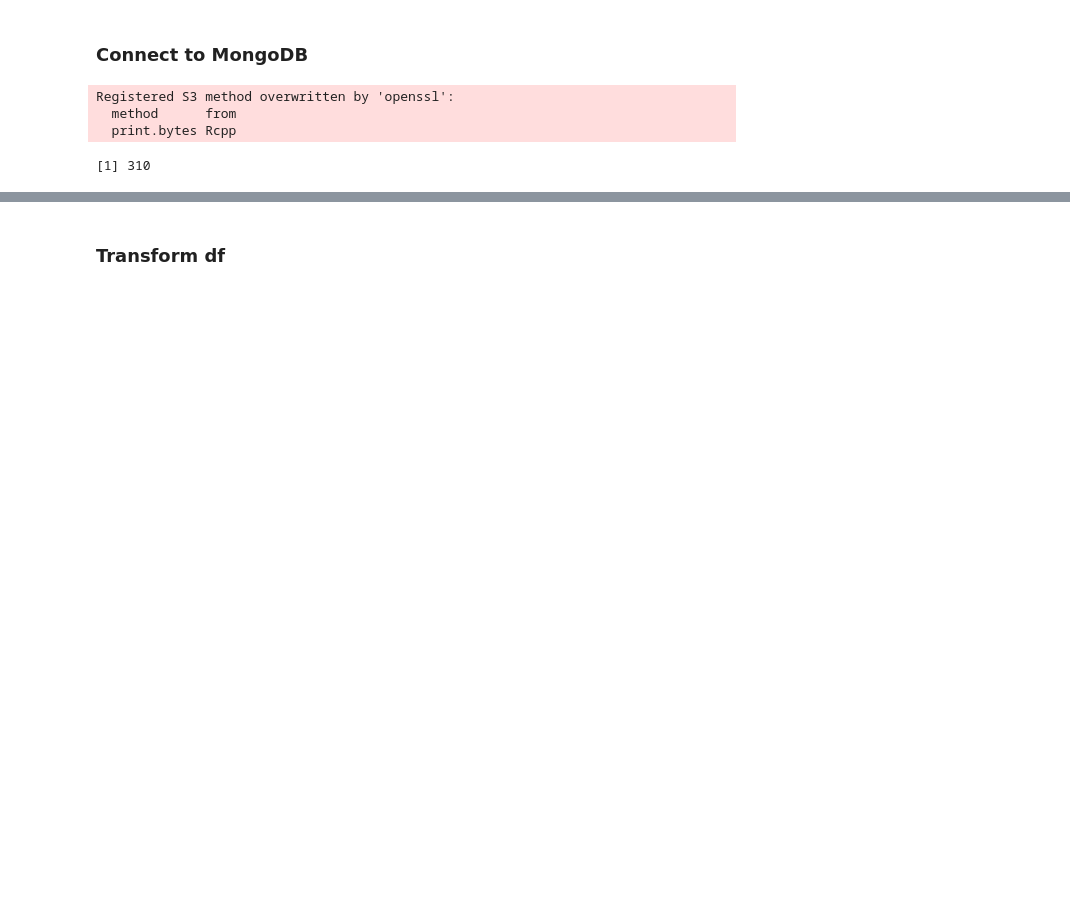
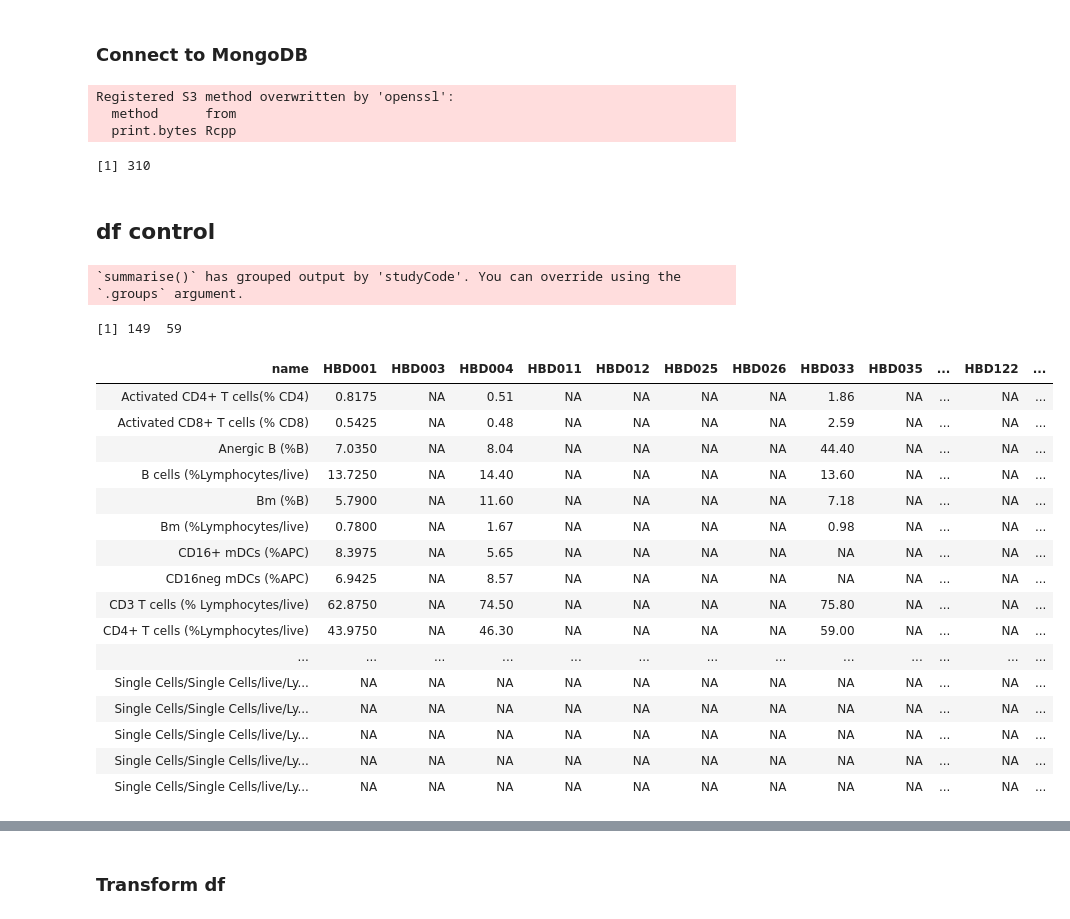
Before and after one commit to tuantla80/R-Shiny-Apps, a Jupyter notebook: R_Examples/mongolite.ipynb, the cells around one changed output, grey strips where cells are left out. Cells and saved outputs as stored; diff of their text form; code cells hidden in the pictures; blank space fills up the shorter version.

```diff
--- a/R_Examples/mongolite.ipynb
+++ b/R_Examples/mongolite.ipynb
@@ -42,0 +115,28 @@ vec <- mapply(vec, )
+# %% [markdown]
+## df control
+# %%
+df_control <- search_control(db)
+study_codes <- unique(df_control$individualCode) # Get study code from df getting from DB,
+df_control <- concat_agg_pivot_df(study_codes, df_control)
+dim(df_control)
+df_control
+# %% [output]
+`summarise()` has grouped output by 'studyCode'. You can override using the `.groups` argument.
+[1] 149  59
+| name | HBD001 | HBD003 | HBD004 | HBD011 | HBD012 | HBD025 | HBD026 | HBD033 | HBD035 | ... | HBD122 | ... |
+| Activated CD4+ T cells(% CD4) | 0.8175 | NA | 0.51 | NA | NA | NA | NA | 1.86 | NA | ... | NA | ... |
+| Activated CD8+ T cells (% CD8) | 0.5425 | NA | 0.48 | NA | NA | NA | NA | 2.59 | NA | ... | NA | ... |
+| Anergic B (%B) | 7.0350 | NA | 8.04 | NA | NA | NA | NA | 44.40 | NA | ... | NA | ... |
+| B cells (%Lymphocytes/live) | 13.7250 | NA | 14.40 | NA | NA | NA | NA | 13.60 | NA | ... | NA | ... |
+| Bm (%B) | 5.7900 | NA | 11.60 | NA | NA | NA | NA | 7.18 | NA | ... | NA | ... |
+| Bm (%Lymphocytes/live) | 0.7800 | NA | 1.67 | NA | NA | NA | NA | 0.98 | NA | ... | NA | ... |
+| CD16+ mDCs (%APC) | 8.3975 | NA | 5.65 | NA | NA | NA | NA | NA | NA | ... | NA | ... |
+| CD16neg mDCs (%APC) | 6.9425 | NA | 8.57 | NA | NA | NA | NA | NA | NA | ... | NA | ... |
+| CD3 T cells (% Lymphocytes/live) | 62.8750 | NA | 74.50 | NA | NA | NA | NA | 75.80 | NA | ... | NA | ... |
+| CD4+ T cells (%Lymphocytes/live) | 43.9750 | NA | 46.30 | NA | NA | NA | NA | 59.00 | NA | ... | NA | ... |
+| ... | ... | ... | ... | ... | ... | ... | ... | ... | ... | ... | ... | ... |
+| Single Cells/Single Cells/live/Ly... | NA | NA | NA | NA | NA | NA | NA | NA | NA | ... | NA | ... |
+| Single Cells/Single Cells/live/Ly... | NA | NA | NA | NA | NA | NA | NA | NA | NA | ... | NA | ... |
+| Single Cells/Single Cells/live/Ly... | NA | NA | NA | NA | NA | NA | NA | NA | NA | ... | NA | ... |
+| Single Cells/Single Cells/live/Ly... | NA | NA | NA | NA | NA | NA | NA | NA | NA | ... | NA | ... |
+| Single Cells/Single Cells/live/Ly... | NA | NA | NA | NA | NA | NA | NA | NA | NA | ... | NA | ... |
```
Also changed, not shown: parts of 70 cells of this notebook.
